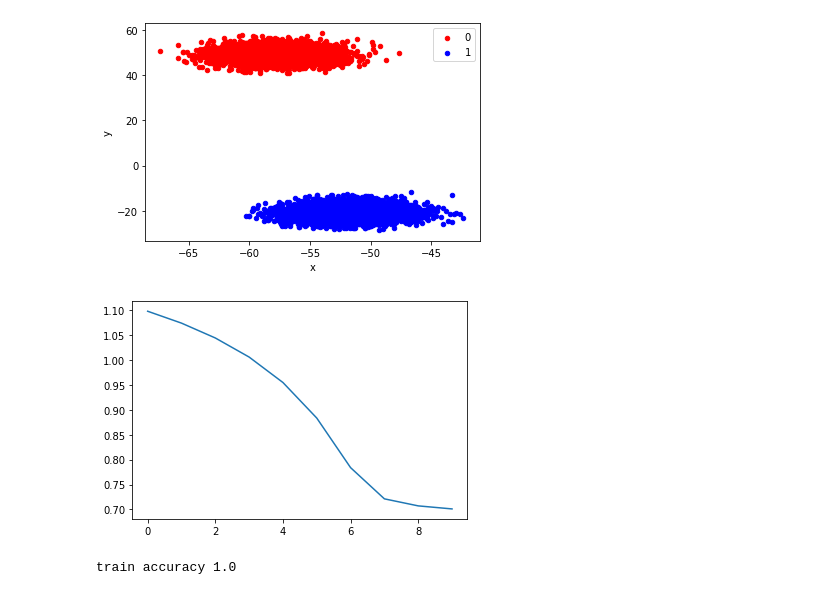
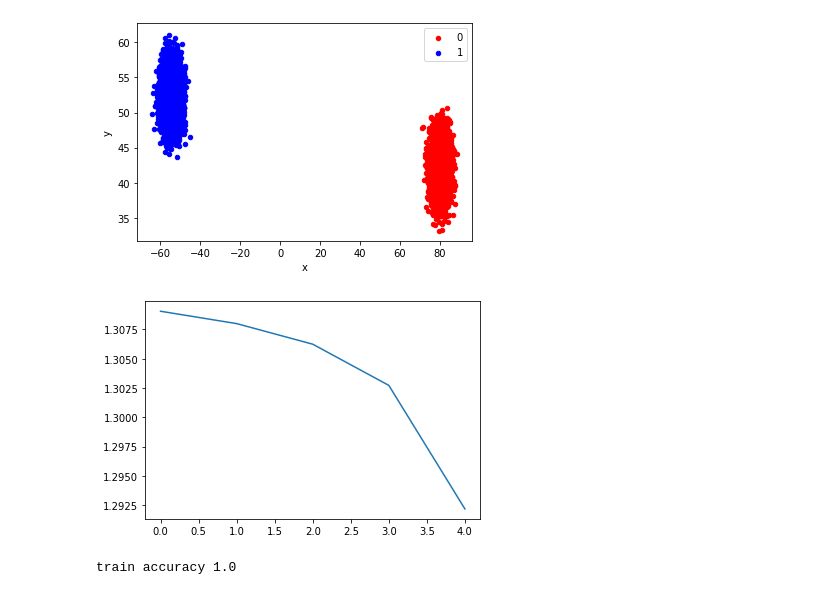
Before and after one commit to lorenz0890/plain_numpy_dnn, a Jupyter notebook: numpy_only_nn.ipynb, the cells around one changed output. Saved outputs shown, nothing was run; the diff lists cells and outputs as text; code cells hidden in the pictures.

Commit message:
playing with batch gradient descent, added toy data set that has desrieable properties

```diff
--- a/numpy_only_nn.ipynb
+++ b/numpy_only_nn.ipynb
@@ -1,3 +1,7 @@
 # %%
 import numpy as np
+# %%
+# Set Flags
+DEBUG = False
+USE_STORED_DATASET = True
 # %%
@@ -168,37 +150,53 @@ DEBUG=False
 # %%
+# Generate Dataset
+# You might have to do this several times, not all datasets seem
+# to have a distribution that can be handled by this simple NN.
+# I recommend storing exampls of particular intrest on disk for later usage.
 from sklearn.datasets import make_blobs
 from matplotlib import pyplot
 from pandas import DataFrame
 
 num_classes = 2
 num_features = 8
 
+if not USE_STORED_DATASET:
+    X, y = make_blobs(n_samples=10000, centers=num_classes, n_features=num_features, cluster_std=0.25, shuffle=True)
+    X*=10
+    Y = np.zeros(shape = (len(y), num_classes))
+    for ind, label in enumerate(y):
+        Y[ind][label] = 1.0
 
-X, y = make_blobs(n_samples=10000, centers=num_classes, n_features=num_features, cluster_std=0.25, shuffle=True)
-X*=10
+    with open( "X.p", "wb" ) as ofile:
+        pickle.dump(X, ofile)
+
+    with open( "y.p", "wb" ) as ofile:
+        pickle.dump(y, ofile)
+
+elif USE_STORED_DATASET:
+    with open( "X.p", "rb" ) as ofile:
+        X = pickle.load(ofile)
+
+    with open( "y.p", "rb" ) as ofile:
+        y = pickle.load(ofile)
 df = DataFrame(dict(x=X[:,0], y=X[:,1], label=y))
 colors = {0:'red', 1:'blue', 2:'green'}
 fig, ax = pyplot.subplots()
 grouped = df.groupby('label')
 for key, group in grouped:
     group.plot(ax=ax, kind='scatter', x='x', y='y', label=key, color=colors[key])
 pyplot.show()
-
-Y = np.zeros(shape = (len(y), num_classes))
-for ind, label in enumerate(y):
-    Y[ind][label] = 1.0
 # %% [output]
-[figure, old version]
+[figure, new version]
 # %%
 #X = (X-X.min())/(X.max()-X.min())
-
+#Gradient Descent
 layers = [
     Dense(num_features, 4,tanh, tanh_grad),
     Dense(4,2, tanh, tanh_grad),
     Dense(2, num_classes, softmax, softmax_grad)]
 
-epochs = 10
-alpha = 1.0e-4
+epochs = 5
+alpha = 1.0e-2
 iteration_loss = []
 epoch_loss = []
 DEBUG=False
@@ -243,7 +241,7 @@ for j, x in enumerate(X):
         correct+=1
 print('train accuracy', correct/len(y))
 # %% [output]
-[figure, old version]
+[figure, new version]
 train accuracy 1.0
 # %%
 for j, x in enumerate(X):
```
Also changed, not shown: parts of 6 cells of this notebook, 3 other files.
